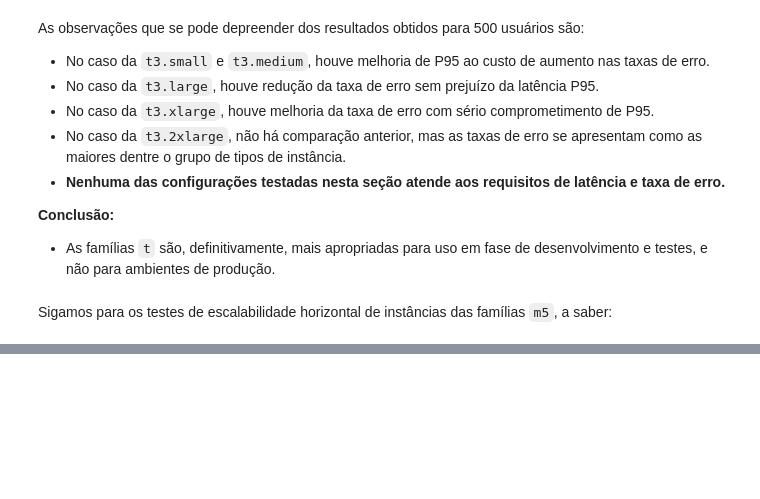
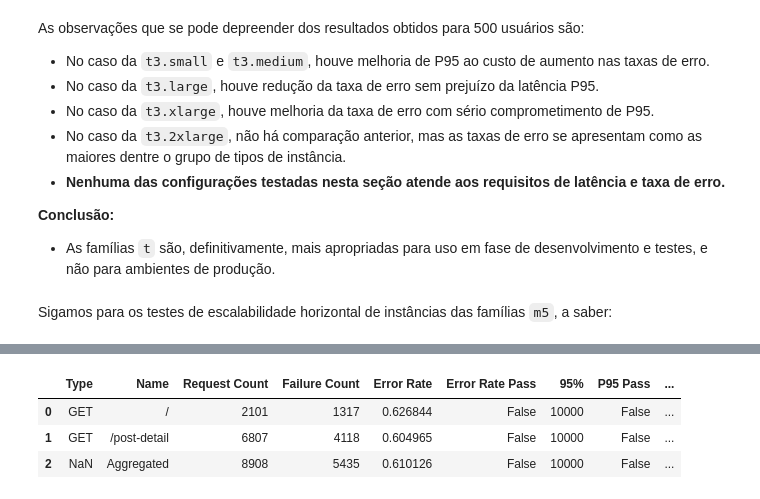
Before and after one commit to jonasluz/DIA.X540.cloud-ai, a Jupyter notebook: Project-4/Project-4.ipynb, the cells around one changed output, grey strips where cells are left out. Cells and saved outputs as stored; diff of their text form; code cells hidden in the pictures; blank space fills up the shorter version.

```diff
--- a/Project-4/Project-4.ipynb
+++ b/Project-4/Project-4.ipynb
@@ -342,0 +358,7 @@ df_prices[df_prices[INSTANCE_TYPE_COLUMN].str.startswith('m5')]
+# %%
+evaluate_results_from_csv('results/m5-2xlarge_500u_1i_stats.csv')
+# %% [output]
+|  | Type | Name | Request Count | Failure Count | Error Rate | Error Rate Pass | 95% | P95 Pass | ... |
+| 0 | GET | / | 2101 | 1317 | 0.626844 | False | 10000 | False | ... |
+| 1 | GET | /post-detail | 6807 | 4118 | 0.604965 | False | 10000 | False | ... |
+| 2 | NaN | Aggregated | 8908 | 5435 | 0.610126 | False | 10000 | False | ... |
```
Also changed, not shown: parts of 5 cells of this notebook, 4 other files.
